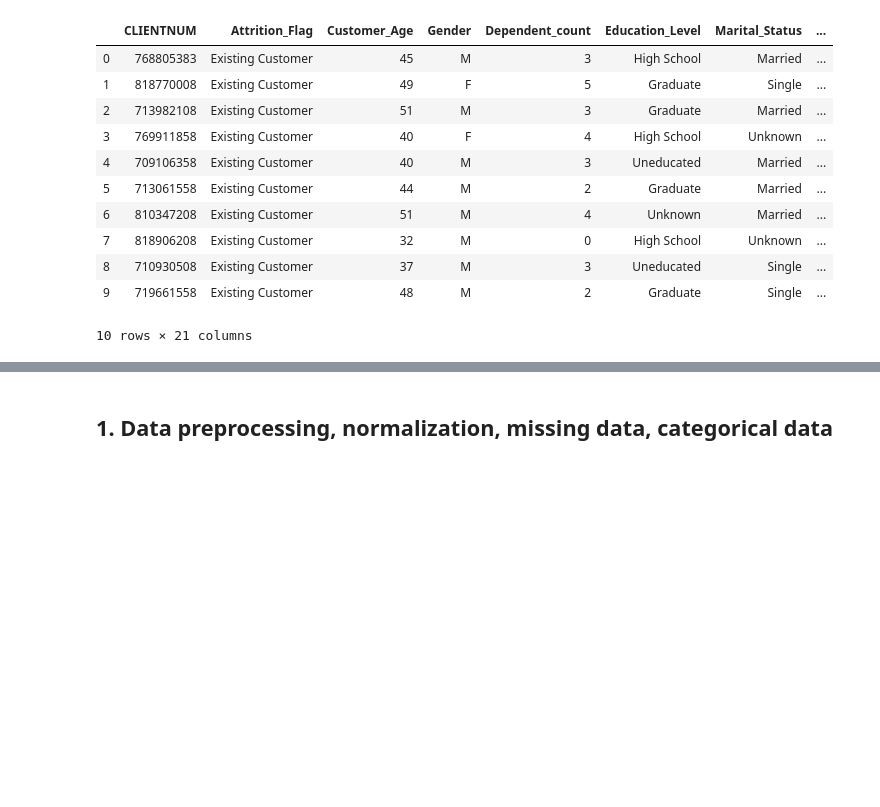
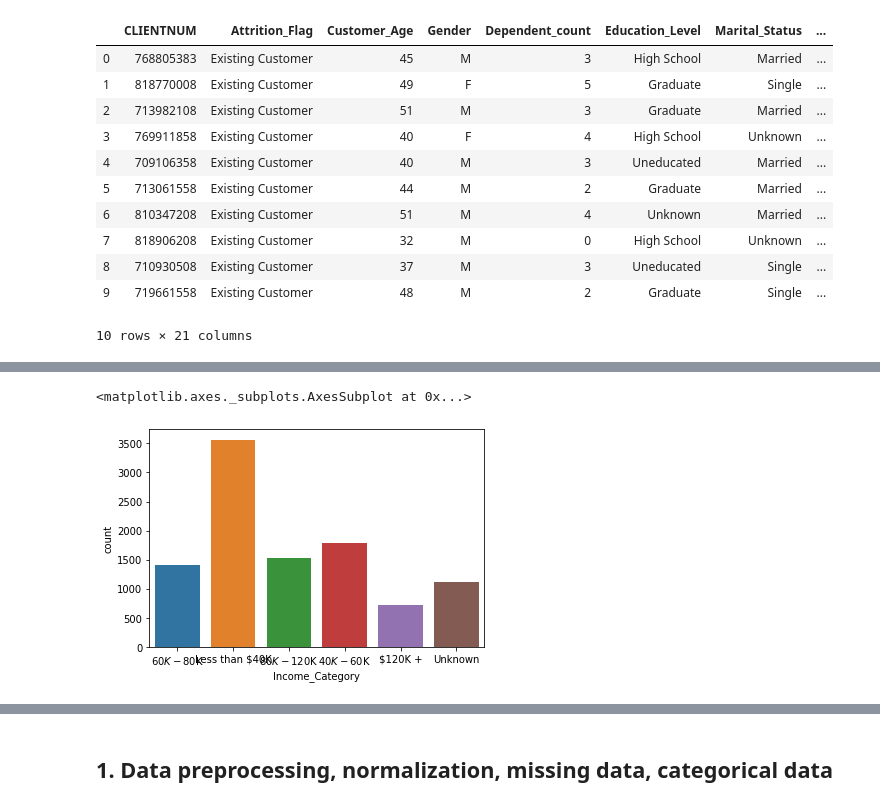
Before and after one commit to Elena-Chikara/Banking-churn-prediction-for-marketing-purposes, a Jupyter notebook: Bank_template.ipynb, the cells around one changed output, grey strips where cells are left out. Drawn from its saved outputs; the diff is of its cells as text; code cells hidden in the pictures; blank space fills up the shorter version.

```diff
--- a/Bank_template.ipynb
+++ b/Bank_template.ipynb
@@ -127,0 +143,5 @@ dataset.head(10)
+# %%
+sns.countplot(dataset['Income_Category'])
+# %% [output]
+<matplotlib.axes._subplots.AxesSubplot at 0x...>
+[figure, added]
```
Also changed, not shown: parts of 32 cells of this notebook.
